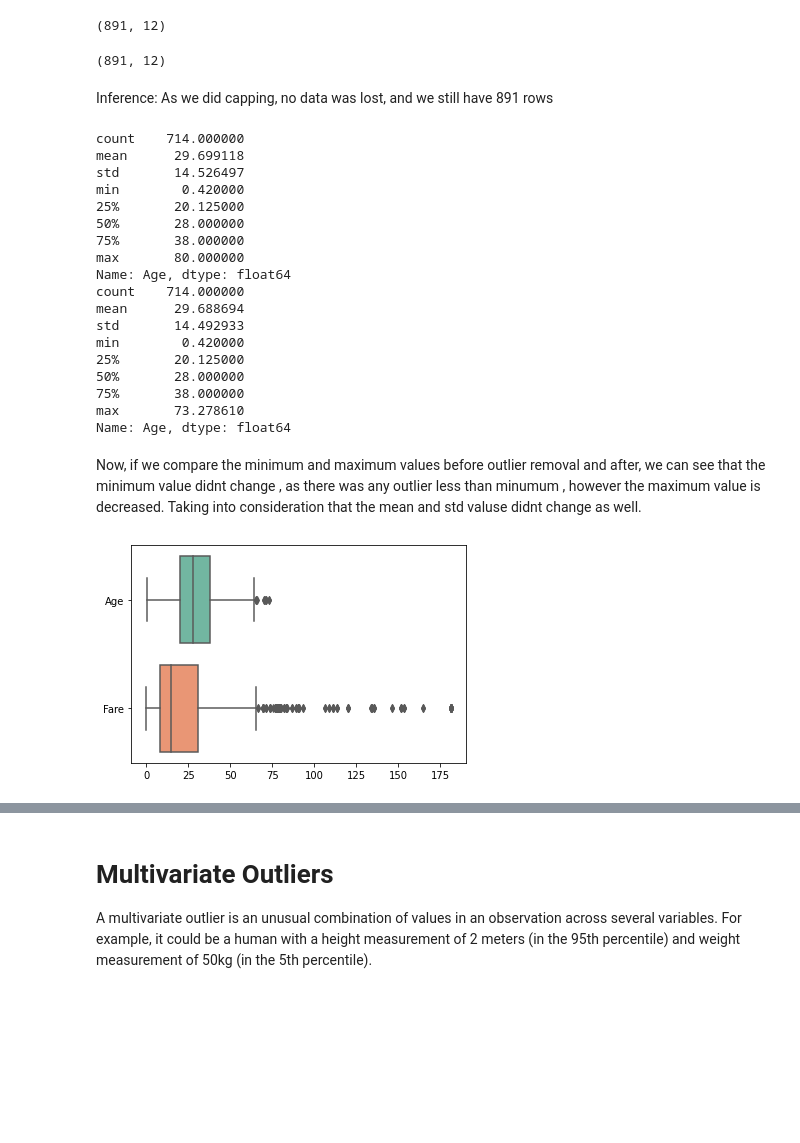
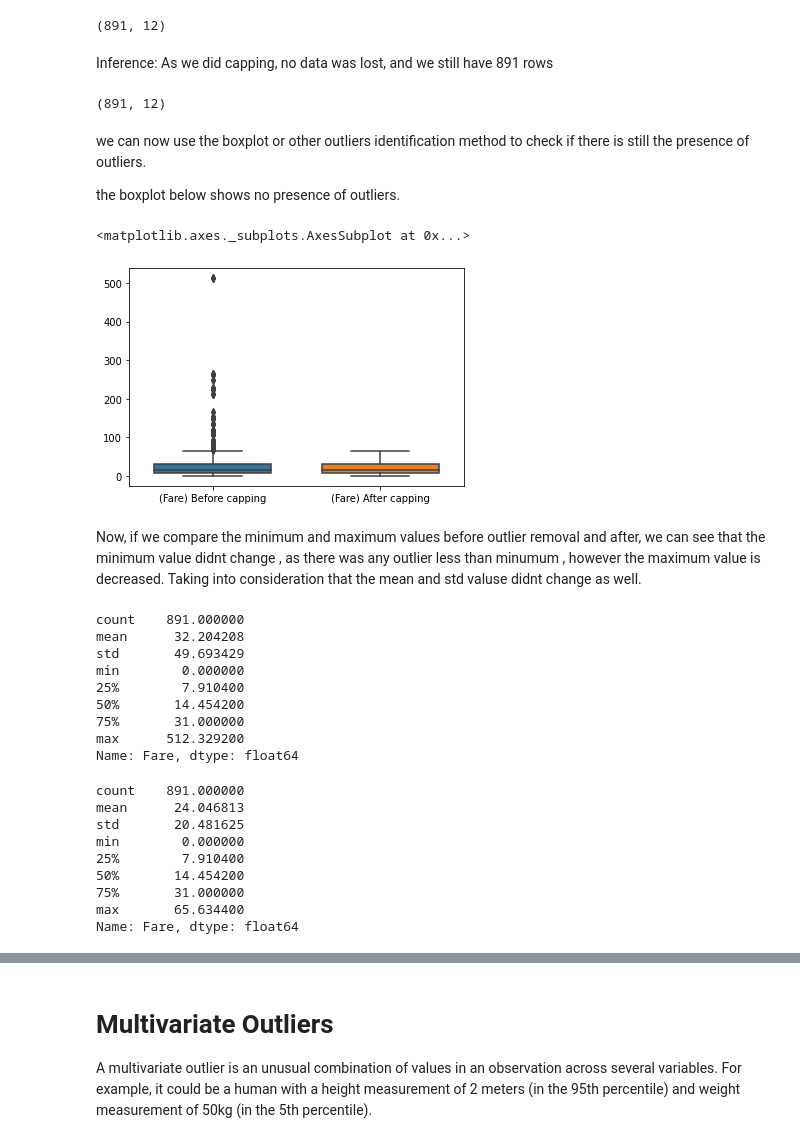
Before and after one commit to HagarIbrahiem/Learning_purposes, a Jupyter notebook: Taitanic_Outliers.ipynb, the cells around one changed output, grey strips where cells are left out. Drawn from its saved outputs; the diff is of its cells as text; code cells hidden in the pictures; blank space fills up the shorter version.

```diff
--- a/Taitanic_Outliers.ipynb
+++ b/Taitanic_Outliers.ipynb
@@ -484,37 +520,45 @@ Capping_outliers_usingMeanandSTD(df_Capping_outliers, 'Fare')
+# %% [markdown]
+Inference: As we did capping, no data was lost, and we still have 891 rows
 # %%
 df_Capping_outliers.shape
 # %% [output]
 (891, 12)
-# %% [markdown]
-Inference: As we did capping, no data was lost, and we still have 891 rows
-# %%
-print(df['Age'].describe())
-print(df_Capping_outliers['Age'].describe())
-#??? no change
-# %% [output]
-count    714.000000
-mean      29.699118
-std       14.526497
-min        0.420000
-25%       20.125000
-50%       28.000000
-75%       38.000000
-max       80.000000
-Name: Age, dtype: float64
-count    714.000000
-mean      29.688694
-std       14.492933
-min        0.420000
-25%       20.125000
-50%       28.000000
-75%       38.000000
-max       73.278610
-Name: Age, dtype: float64
+# %% [markdown]
+we can now use the boxplot or other outliers identification method to check if there is still the presence of outliers.
+
+the boxplot below shows no presence of outliers.
+# %%
+_df = pd.Series(df['Fare'], name="(Fare) Before capping").to_frame().join(pd.Series(df_Capping_outliers['Fare'], name="(Fare) After capping"))
+sns.boxplot(data=_df , width = 0.7)
+# %% [output]
+<matplotlib.axes._subplots.AxesSubplot at 0x...>
+[figure, added]
 # %% [markdown]
  Now, if we compare the minimum and maximum values before outlier removal and after, we can see that the minimum value didnt change , as there was any outlier less than minumum , however the maximum value is decreased.
  Taking into consideration that the mean and std valuse didnt change as well.
-# %%
-df_2 = df_Capping_outliers[['Age','Fare']]
-ax = sns.boxplot(data=df_2, orient="h", palette="Set2")
-# %% [output]
-[figure, removed]
+# %%
+df['Fare'].describe()
+# df['Age'].describe()
+# %% [output]
+count    891.000000
+mean      32.204208
+std       49.693429
+min        0.000000
+25%        7.910400
+50%       14.454200
+75%       31.000000
+max      512.329200
+Name: Fare, dtype: float64
+# %%
+df_Capping_outliers['Fare'].describe()
+# df_Capping_outliers['Age'].describe()
+# %% [output]
+count    891.000000
+mean      24.046813
+std       20.481625
+min        0.000000
+25%        7.910400
+50%       14.454200
+75%       31.000000
+max       65.634400
+Name: Fare, dtype: float64
```
Also changed, not shown: parts of 59 cells of this notebook.
